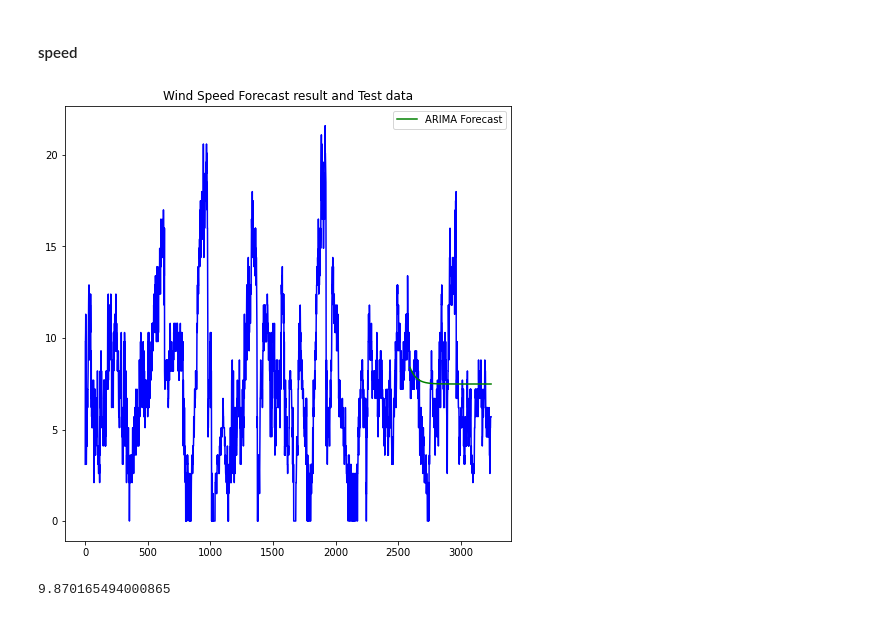
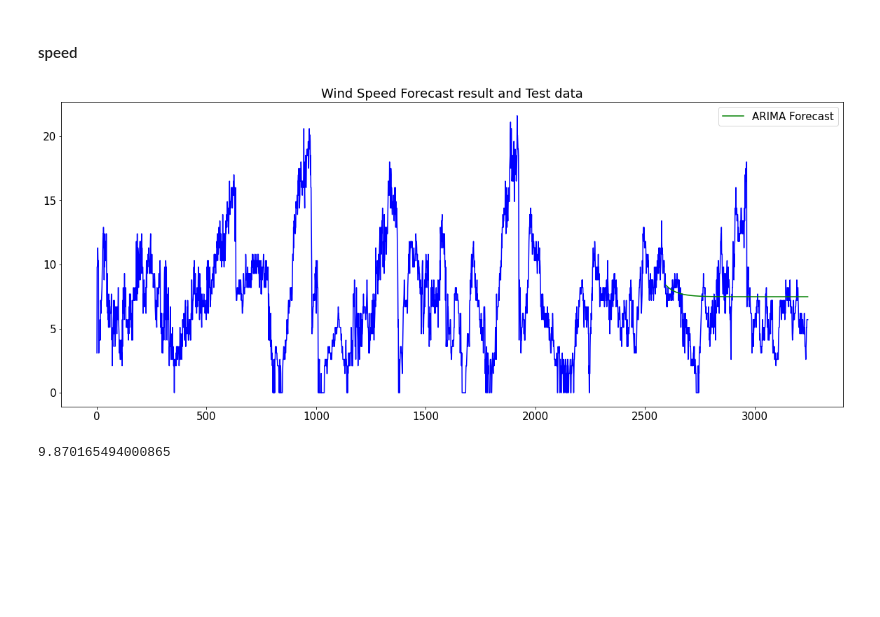
Before and after one commit to bhavrish/cognite-challenge, a Jupyter notebook: datathon.ipynb, the cells around one changed output. Drawn from its saved outputs; the diff is of its cells as text; code cells hidden in the pictures; blank space fills up the shorter version.

```diff
--- a/datathon.ipynb
+++ b/datathon.ipynb
@@ -288,17 +288,17 @@ np.sum(np.square(np.array(pred_dir - valid['WDIR_wind_direction'])))/len(pred_di
 # %%
 # make the forecasts for speed
 pred_speed = model_speed.predict(n_periods=len(valid))
 # Setting plot parameters
-plt.figure(figsize  = (8,8))
+plt.figure(figsize  = (20,8))
 plt.title('Wind Speed Forecast result and Test data')
 # Visualize the forecasts (blue=train, green=forecasts)
 plt.plot(range(len(df['WSPD_wind_speed'])), df['WSPD_wind_speed'], c='blue')
 plt.plot(range(len(train), len(df_revelant)), pred_speed, c='green', label = 'ARIMA Forecast')
 # plt.plot(time, test, c='red', label = 'Test Data')
 plt.legend()
 plt.show()
 # %% [output]
-[figure, old version]
+[figure, new version]
 # %%
 # MSE
 np.sum(np.square(np.array(pred_speed - valid['WSPD_wind_speed'])))/len(pred_speed)
```
Also changed, not shown: parts of 10 cells of this notebook.
